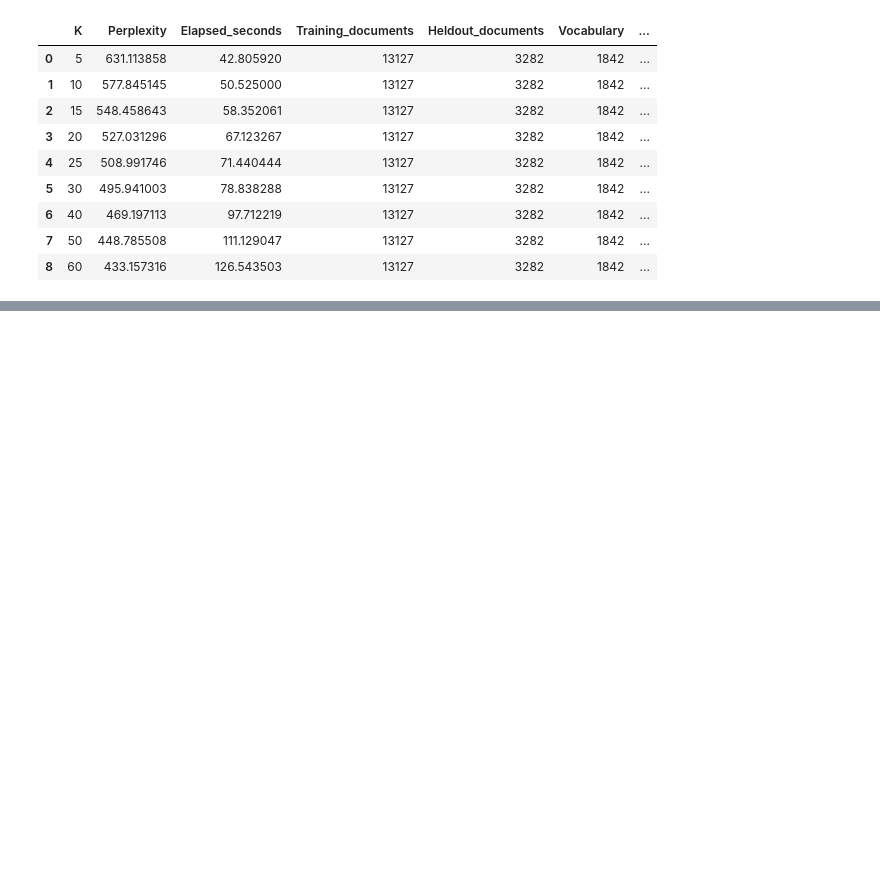
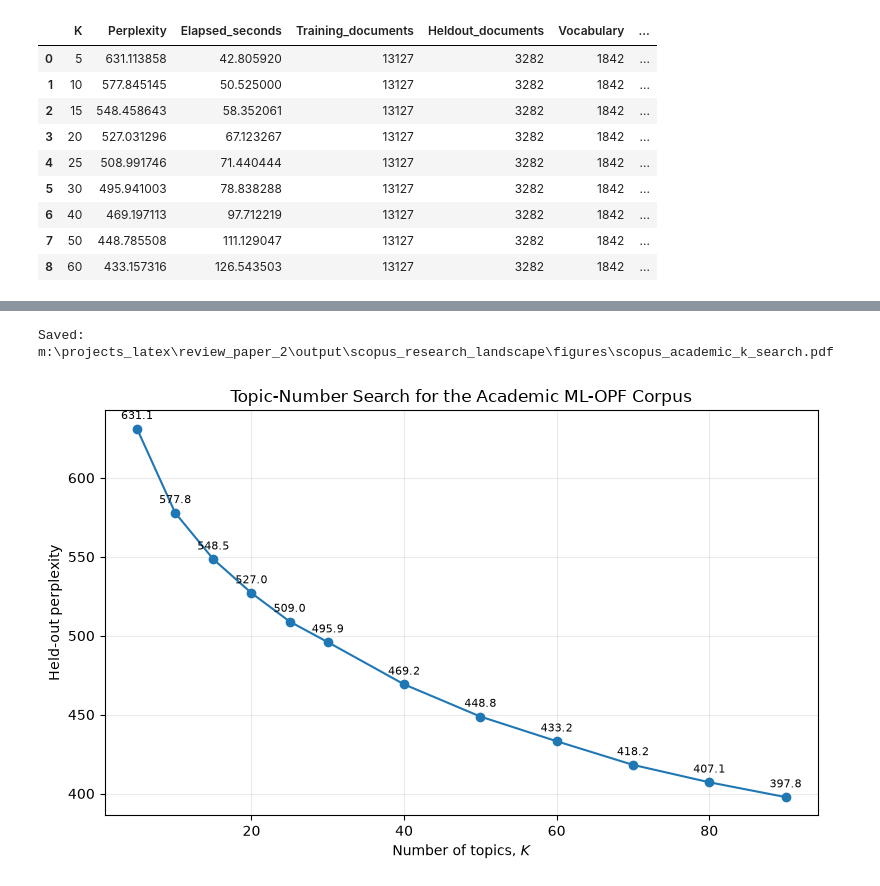
Before and after one commit to mdzalfirdausi/review_paper_2, a Jupyter notebook: notebooks/5.scopus_research_landscape.ipynb, the cells around one changed output, grey strips where cells are left out. Saved outputs shown, nothing was run; the diff lists cells and outputs as text; code cells hidden in the pictures; blank space fills up the shorter version.

```diff
--- a/notebooks/5.scopus_research_landscape.ipynb
+++ b/notebooks/5.scopus_research_landscape.ipynb
@@ -3710,0 +4232,79 @@ K values      : [5, 10, 15, 20, 25, 30, 40, 50, 60]
+# %%
+# ---------------------------------------------------------
+# Plot complete K-search results
+# ---------------------------------------------------------
+
+fig, ax = plt.subplots(
+    figsize=(8.0, 5.0)
+)
+
+
+ax.plot(
+    k_search_results["K"],
+    k_search_results["Perplexity"],
+    marker="o",
+    linewidth=1.5,
+)
+
+
+for _, row in k_search_results.iterrows():
+
+    ax.annotate(
+        f"{row['Perplexity']:.1f}",
+        (
+            row["K"],
+            row["Perplexity"],
+        ),
+        xytext=(
+            0,
+            7,
+        ),
+        textcoords="offset points",
+        ha="center",
+        fontsize=8,
+    )
+
+
+ax.set_xlabel(
+    "Number of topics, $K$"
+)
+
+ax.set_ylabel(
+    "Held-out perplexity"
+)
+
+ax.set_title(
+    "Topic-Number Search for the Academic ML-OPF Corpus"
+)
+
+ax.grid(
+    alpha=0.25
+)
+
+
+fig.tight_layout()
+
+
+k_search_figure = (
+    FIGURE_DIR
+    / "scopus_academic_k_search.pdf"
+)
+
+
+fig.savefig(
+    k_search_figure,
+    format="pdf",
+    bbox_inches="tight",
+)
+
+
+print(
+    "Saved:",
+    k_search_figure
+)
+
+
+plt.show()
+# %% [output]
+Saved: m:\projects_latex\review_paper_2\output\scopus_research_landscape\figures\scopus_academic_k_search.pdf
+[figure, added]
```
Also changed, not shown: parts of 44 cells of this notebook.
